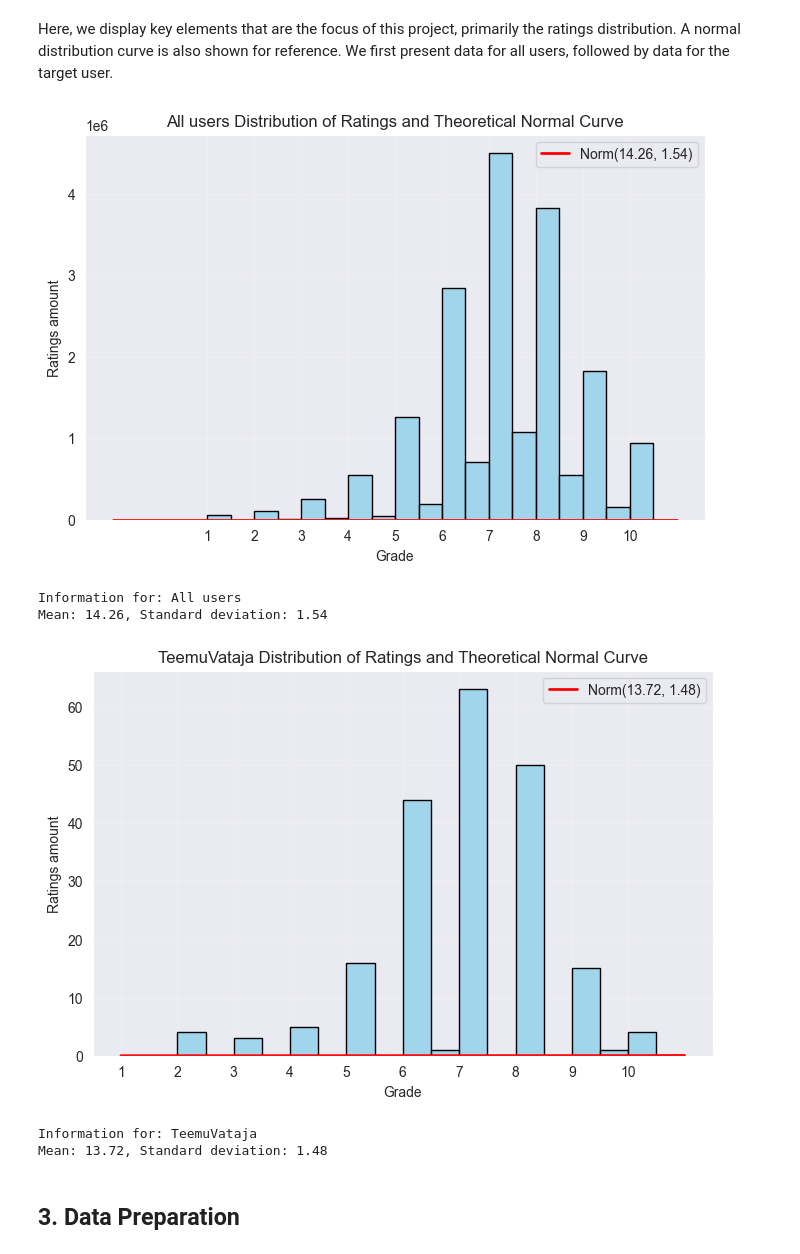
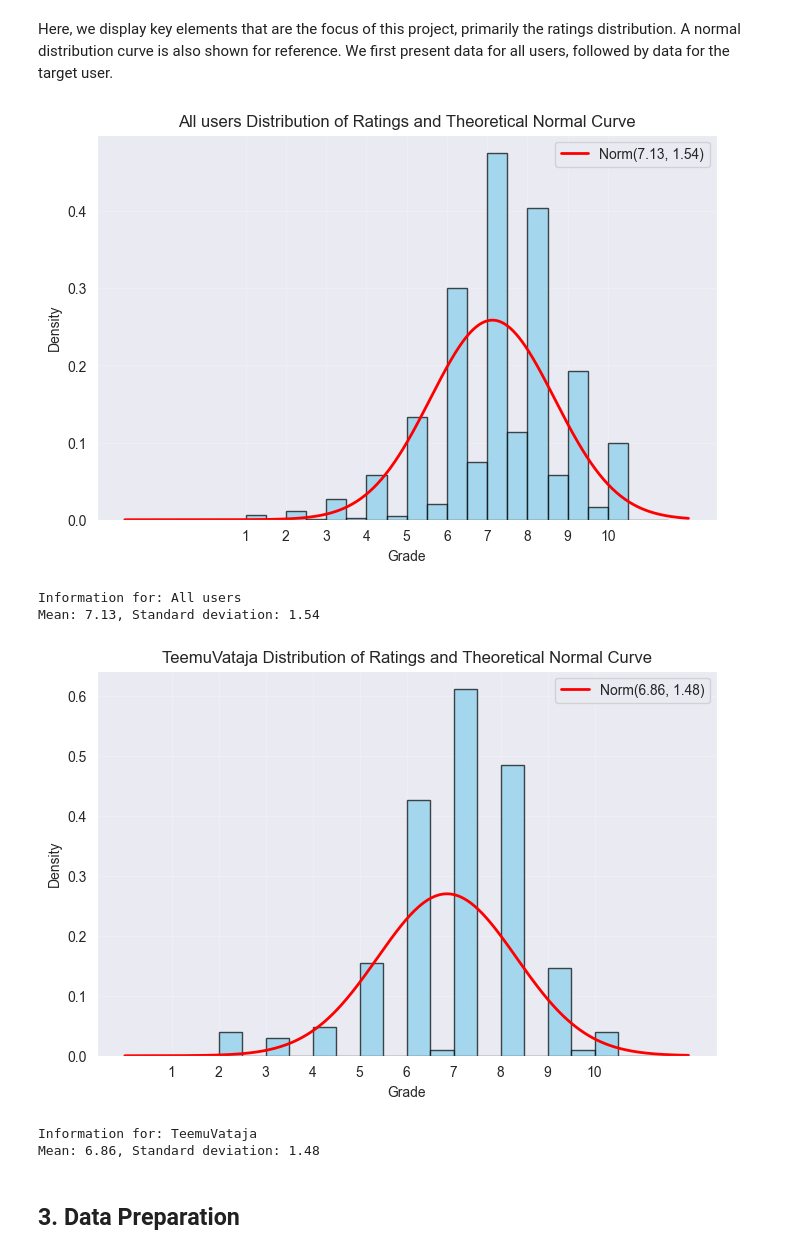
Before and after one commit to VilleSchulz/Machine-learning, a Jupyter notebook: Projekti/boardgamerecommender.ipynb, the cells around one changed output. Cells and saved outputs as stored; diff of their text form; code cells hidden in the pictures.

Commit message:
rafactored plots, nothing fancy....

```diff
--- a/Projekti/boardgamerecommender.ipynb
+++ b/Projekti/boardgamerecommender.ipynb
@@ -144,51 +144,57 @@ Overall, both datasets demonstrate **excellent data quality**, requiring minimal
 # %% [markdown]
 Here, we display key elements that are the focus of this project, primarily the ratings distribution. A normal distribution curve is also shown for reference. We first present data for all users, followed by data for the target user.
 # %%
-import numpy as np
-import seaborn as sns
 import matplotlib.pyplot as plt
+from scipy.stats import norm
+
 
 def create_distribution_histogram(title,user_data):
+    bin_width = 0.5
+    bins = np.arange(1, 10+2, bin_width)
+    mu = np.mean(user_data)
+    sigma = np.std(user_data, ddof=0)
 
-    bins = np.arange(1, 11 + 0.5, 0.5)
-
-    mu = np.mean(user_data)*2
-    sigma = np.std(user_data, ddof=1)
-
-    # plot histogram
+    #plot histogram
     plt.figure(figsize=(8,5))
-    sns.histplot(user_data, bins=bins, kde=False, color='skyblue', edgecolor='black')
-
+    plt.hist(
+        user_data,
+        bins=bins,
+        density=True,
+        color='skyblue',
+        edgecolor='black',
+        alpha=0.7
+    )
     # Draw theoretical normal distribution
-    x = np.linspace(min(user_data)-1, max(user_data)+1, 200)
-    pdf = (1 / (sigma * np.sqrt(2 * np.pi))) * np.exp(-0.5 * ((x - mu) / sigma) ** 2)
+    x = np.linspace(min(user_data)-2, max(user_data)+2, 400)
+    pdf = norm.pdf(x, mu, sigma)
     plt.plot(x, pdf, color='red', linewidth=2, label=f'Norm({mu:.2f}, {sigma:.2f})')
-
     # Set titles and legends
     plt.title(f'{title} Distribution of Ratings and Theoretical Normal Curve')
     plt.xticks(range(1, 11))
-    #plt.yticks(np.arange())
-
     plt.xlabel('Grade')
-    plt.ylabel('Ratings amount')
+    plt.ylabel('Density')
     plt.legend()
     plt.grid(alpha=0.2)
     plt.show()
     print(f"Information for: {title}")
     print(f"Mean: {mu:.2f}, Standard deviation: {sigma:.2f}")
 
+
+
+
+
 all_users_data = df_user_ratings["Rating"]
 create_distribution_histogram("All users",all_users_data)
 
 user_data = df_user_ratings[df_user_ratings["Username"] == target_user]["Rating"]
 create_distribution_histogram(target_user,user_data)
 # %% [output]
-[figure, old version]
+[figure, new version]
 Information for: All users
-Mean: 14.26, Standard deviation: 1.54
+Mean: 7.13, Standard deviation: 1.54
-[figure, old version]
+[figure, new version]
 Information for: TeemuVataja
-Mean: 13.72, Standard deviation: 1.48
+Mean: 6.86, Standard deviation: 1.48
 # %% [markdown]
 ## 3. Data Preparation
 # %% [markdown]
```
Also changed, not shown: parts of 7 cells of this notebook.
